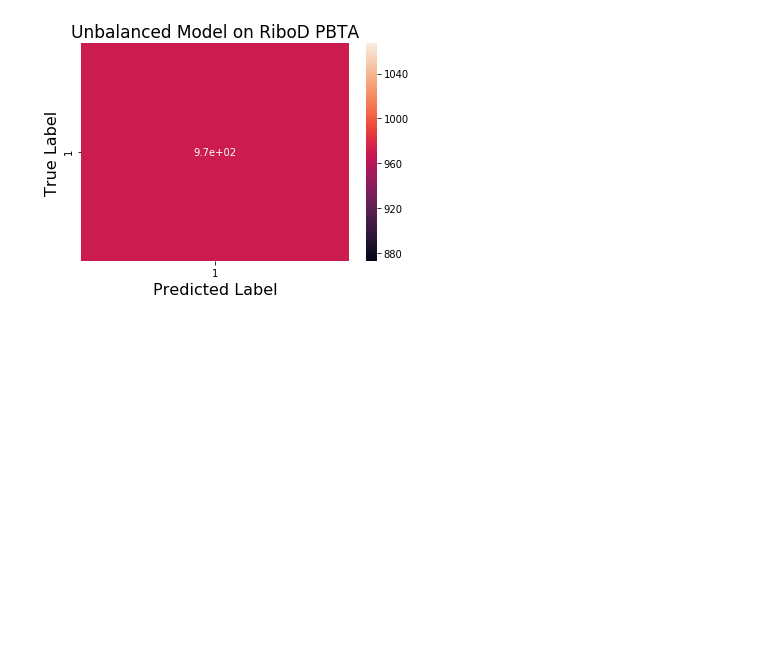
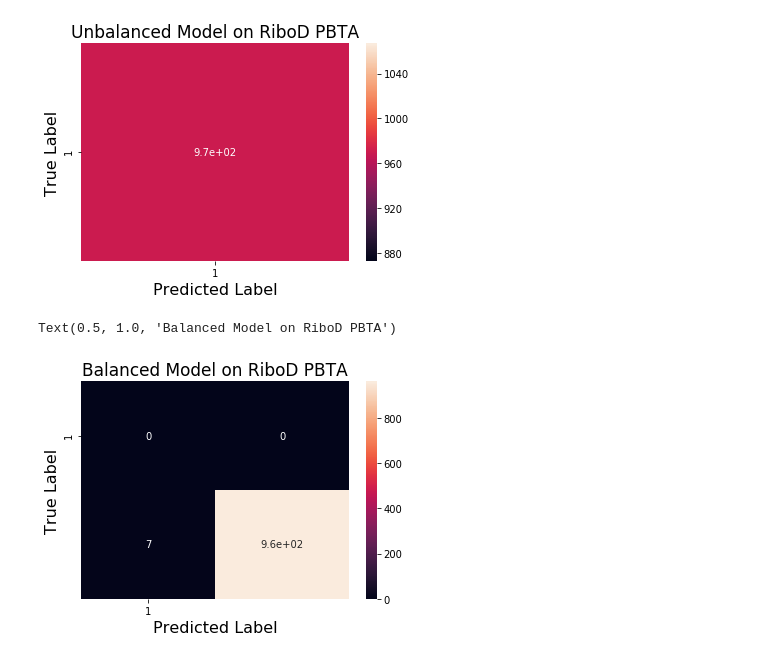
Before and after one commit to ioannisa92/RiboVsPolyA, a Jupyter notebook: examples/openPBTA_riboD.ipynb, the cells around one changed output. Drawn from its saved outputs; the diff is of its cells as text; code cells hidden in the pictures; blank space fills up the shorter version.

```diff
--- a/examples/openPBTA_riboD.ipynb
+++ b/examples/openPBTA_riboD.ipynb
@@ -202,3 +262,22 @@ ax.set_title("Unbalanced Model on RiboD PBTA", fontsize=17)
 # %% [output]
 Text(0.5, 1.0, 'Unbalanced Model on RiboD PBTA')
 [figure]
+# %%
+true_labels = balanced_predictions.shape[0]*[1]
+pred_labels = balanced_predictions.Ribo.values
+
+from sklearn.metrics import confusion_matrix
+import matplotlib.pyplot as plt
+import seaborn as sns
+#plt.figure(figsize=(10,7))
+mat = confusion_matrix(true_labels, pred_labels)
+ax = sns.heatmap(mat, annot=True)
+ax.set_ylabel("True Label", fontsize=16)
+ax.set_xlabel("Predicted Label", fontsize=16)
+plt.xticks(ticks=[0.5], labels=[1])
+plt.yticks(ticks=[0.5], labels=[1])
+
+ax.set_title("Balanced Model on RiboD PBTA", fontsize=17)
+# %% [output]
+Text(0.5, 1.0, 'Balanced Model on RiboD PBTA')
+[figure, added]
```
Also changed, not shown: parts of 7 cells of this notebook, 9 other files.
